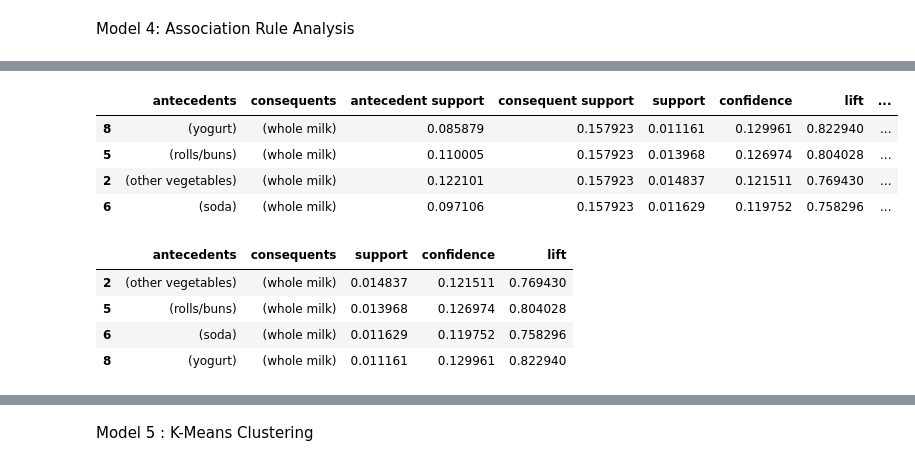
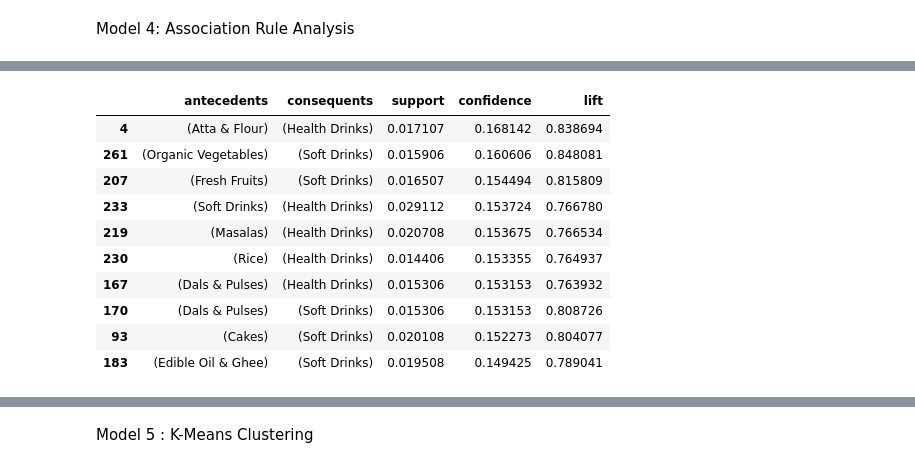
Before and after one commit to Prajkta11222/Market-Basket-Analysis-ML, a Jupyter notebook: MARKET_BASKET_ML(CS23024,CS23031).ipynb, the cells around one changed output, grey strips where cells are left out. Saved outputs shown, nothing was run; the diff lists cells and outputs as text; code cells hidden in the pictures.

```diff
--- a/MARKET_BASKET_ML(CS23024,CS23031).ipynb
+++ b/MARKET_BASKET_ML(CS23024,CS23031).ipynb
@@ -35,3 +33,6 @@ transactions = data.groupby(['Order ID'])['Sub Category'].apply(list).tolist()
+# %%
+# Create artificial baskets (every 3 rows = 1 transaction)
+transactions = [list(data['Sub Category'][i:i+3]) for i in range(0, len(data), 3)]
 # %%
 transactions[:5]
 # %% [output]
@@ -264 +255,5 @@ Model 4: Association Rule Analysis
+# %%
+
+# Select only important columns (clean output)
+rules_clean = rules[['antecedents','consequents','support','confidence','lift']]
 # %%
@@ -281,19 +275,22 @@ rules_conf.head(10)
+# %%
+# Filter strong rules (better analysis)
+strong_rules = rules_clean[
+    (rules_clean['confidence'] > 0.1) &
+    (rules_clean['lift'] > 0.7)
+]
 # %%
-strong_rules = rules[(rules['confidence'] > 0.1) & (rules['lift'] > 0.7)]
-
+# Show strong rules sorted by confidence
 strong_rules.sort_values(by='confidence', ascending=False).head(10)
 # %% [output]
-|  | antecedents | consequents | antecedent support | consequent support | support | confidence | lift | ... |
-| 8 | (yogurt) | (whole milk) | 0.085879 | 0.157923 | 0.011161 | 0.129961 | 0.822940 | ... |
-| 5 | (rolls/buns) | (whole milk) | 0.110005 | 0.157923 | 0.013968 | 0.126974 | 0.804028 | ... |
-| 2 | (other vegetables) | (whole milk) | 0.122101 | 0.157923 | 0.014837 | 0.121511 | 0.769430 | ... |
-| 6 | (soda) | (whole milk) | 0.097106 | 0.157923 | 0.011629 | 0.119752 | 0.758296 | ... |
+|  | antecedents | consequents | support | confidence | lift |
+| 4 | (Atta & Flour) | (Health Drinks) | 0.017107 | 0.168142 | 0.838694 |
+| 261 | (Organic Vegetables) | (Soft Drinks) | 0.015906 | 0.160606 | 0.848081 |
+| 207 | (Fresh Fruits) | (Soft Drinks) | 0.016507 | 0.154494 | 0.815809 |
+| 233 | (Soft Drinks) | (Health Drinks) | 0.029112 | 0.153724 | 0.766780 |
+| 219 | (Masalas) | (Health Drinks) | 0.020708 | 0.153675 | 0.766534 |
+| 230 | (Rice) | (Health Drinks) | 0.014406 | 0.153355 | 0.764937 |
+| 167 | (Dals & Pulses) | (Health Drinks) | 0.015306 | 0.153153 | 0.763932 |
+| 170 | (Dals & Pulses) | (Soft Drinks) | 0.015306 | 0.153153 | 0.808726 |
+| 93 | (Cakes) | (Soft Drinks) | 0.020108 | 0.152273 | 0.804077 |
+| 183 | (Edible Oil & Ghee) | (Soft Drinks) | 0.019508 | 0.149425 | 0.789041 |
-# %%
-strong_rules[['antecedents','consequents','support','confidence','lift']]
-# %% [output]
-|  | antecedents | consequents | support | confidence | lift |
-| 2 | (other vegetables) | (whole milk) | 0.014837 | 0.121511 | 0.769430 |
-| 5 | (rolls/buns) | (whole milk) | 0.013968 | 0.126974 | 0.804028 |
-| 6 | (soda) | (whole milk) | 0.011629 | 0.119752 | 0.758296 |
-| 8 | (yogurt) | (whole milk) | 0.011161 | 0.129961 | 0.822940 |
 # %%
```
Also changed, not shown: parts of 51 cells of this notebook.
